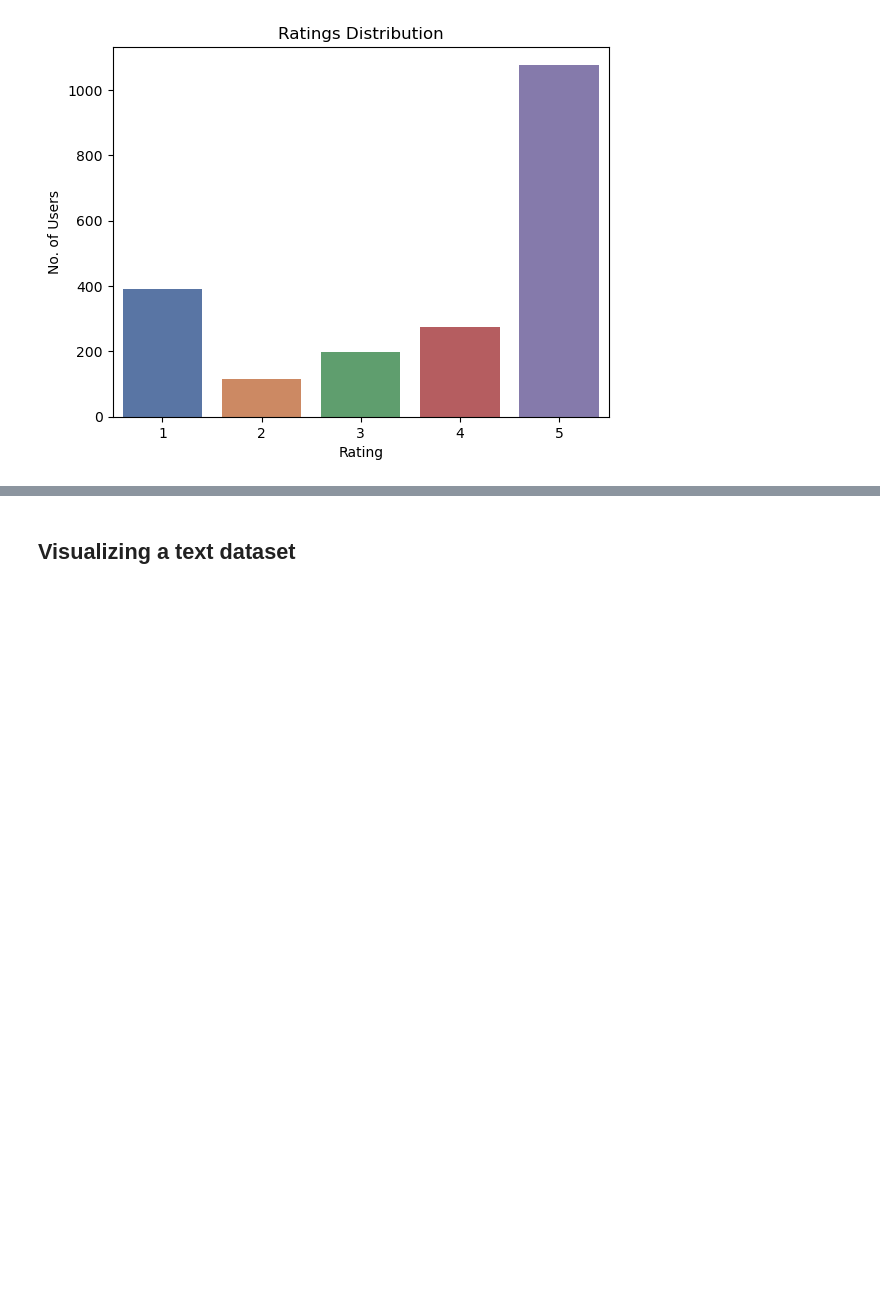
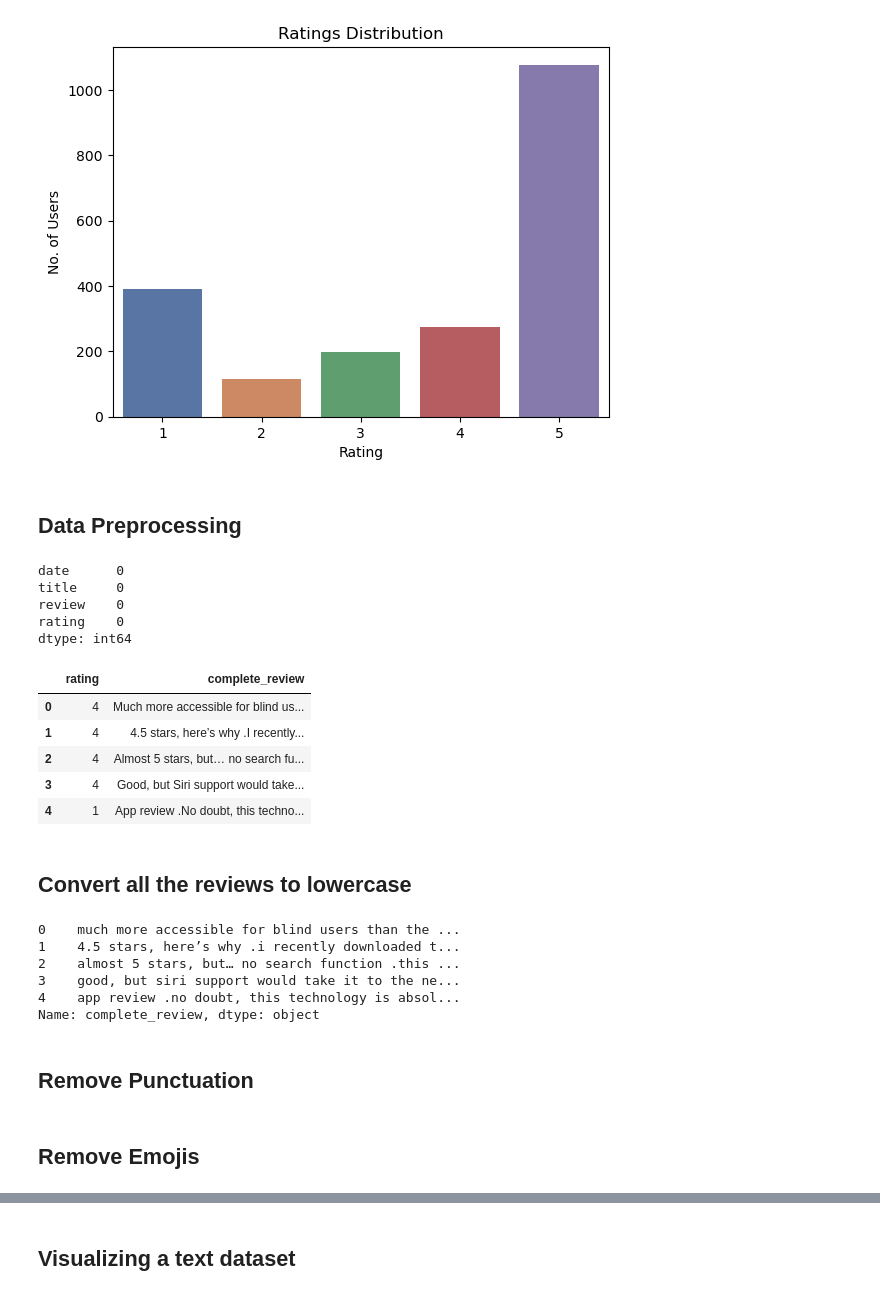
Before and after one commit to Nimausfi/ChatGPT_Reviews, a Jupyter notebook: ChatGPT_reviews.ipynb, the cells around one changed output, grey strips where cells are left out. Saved outputs shown, nothing was run; the diff lists cells and outputs as text; code cells hidden in the pictures; blank space fills up the shorter version.

```diff
--- a/ChatGPT_reviews.ipynb
+++ b/ChatGPT_reviews.ipynb
@@ -114,3 +114,44 @@ plt.title('Ratings Distribution')
 plt.show()
 # %% [output]
 [figure]
+# %% [markdown]
+## **Data Preprocessing**
+# %%
+#Find no. of missing values in each column
+data.isnull().sum().sort_values(ascending=False)
+# %% [output]
+date      0
+title     0
+review    0
+rating    0
+dtype: int64
+# %%
+#Combine Review Time and Review
+data['complete_review'] = data['title'] +' .'+data['review']
+# %%
+#Drop some columns which we won't use for sentiment analysis of review
+remove_cols = ['date','review','title']
+data = data.drop(remove_cols,axis='columns')
+# %%
+data.head()
+# %% [output]
+|  | rating | complete_review |
+| 0 | 4 | Much more accessible for blind us... |
+| 1 | 4 | 4.5 stars, here’s why .I recently... |
+| 2 | 4 | Almost 5 stars, but… no search fu... |
+| 3 | 4 | Good, but Siri support would take... |
+| 4 | 1 | App review .No doubt, this techno... |
+# %% [markdown]
+## **Convert all the reviews to lowercase**
+# %%
+data['complete_review'] = data['complete_review'].apply(lambda x: " ".join(x.lower() for x in x.split()))
+data['complete_review'].head()
+# %% [output]
+0    much more accessible for blind users than the ...
+1    4.5 stars, here’s why .i recently downloaded t...
+2    almost 5 stars, but… no search function .this ...
+3    good, but siri support would take it to the ne...
+4    app review .no doubt, this technology is absol...
+Name: complete_review, dtype: object
+# %% [markdown]
+## **Remove Punctuation**
@@ -116,0 +160,2 @@ plt.show()
+# %% [markdown]
+## **Remove Emojis**
```
Also changed, not shown: parts of 16 cells of this notebook.
